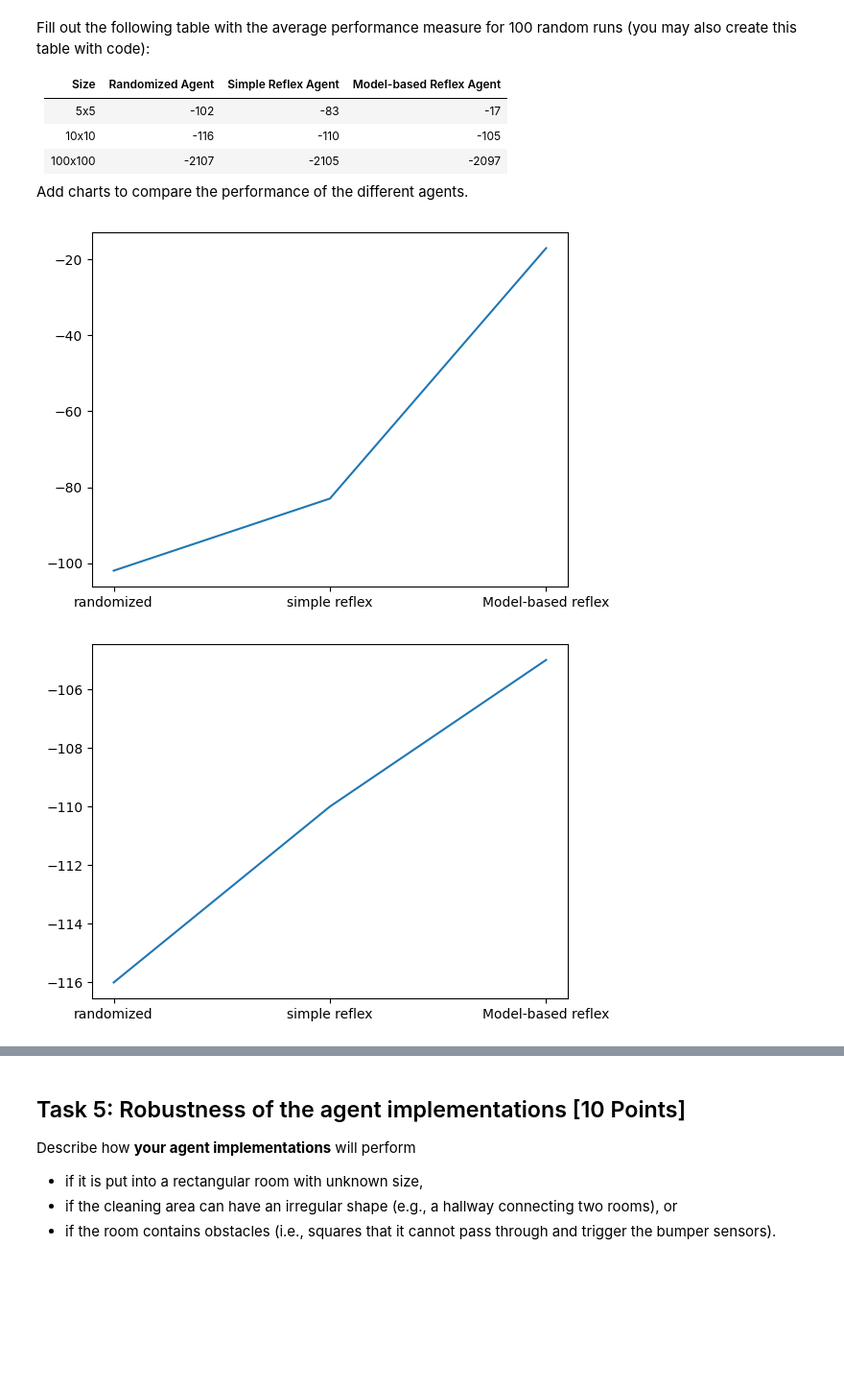
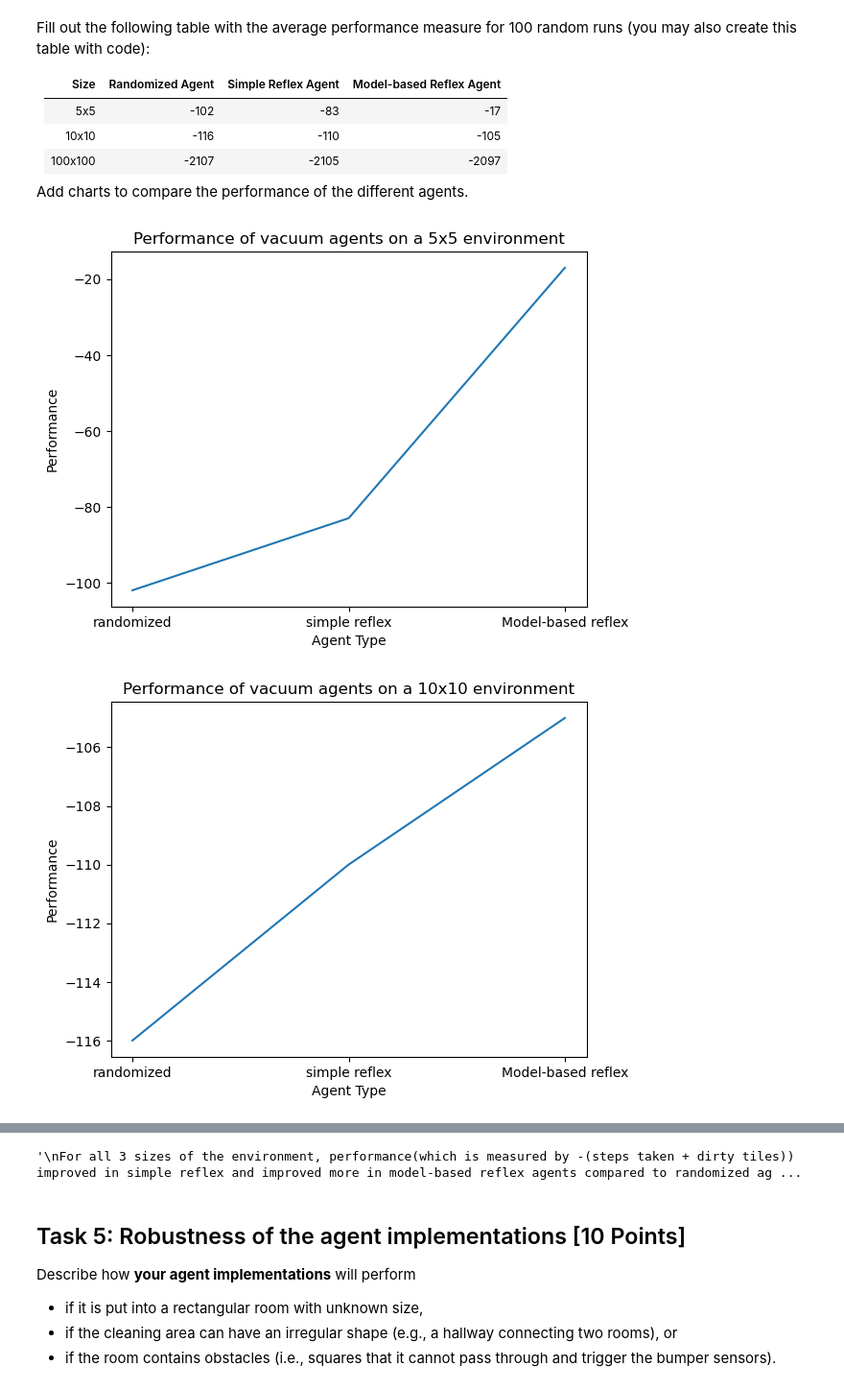
Before and after one commit to JCrossover-14/CSE352, a Jupyter notebook: HW1/robot_vacuum.ipynb, the cells around one changed output, grey strips where cells are left out. Shown at 96% size. Cells and saved outputs as stored; diff of their text form; code cells hidden in the pictures; blank space fills up the shorter version.

Commit message:
Added table info and path cost small and medium graph

```diff
--- a/HW1/robot_vacuum.ipynb
+++ b/HW1/robot_vacuum.ipynb
@@ -487,23 +487,32 @@ Add charts to compare the performance of the different agents.
 # %%
 # Your graphs and discussion of the results goes here
 import matplotlib.pyplot as plt
 xpoints = np.array(['randomized', 'simple reflex', 'Model-based reflex'])
 ypoints = np.array([-102,-83,-17])
 plt.plot(xpoints, ypoints)
+plt.title("Performance of vacuum agents on a 5x5 environment")
+plt.xlabel("Agent Type")
+plt.ylabel("Performance")
 plt.show()
 xpoints = np.array(['randomized', 'simple reflex', 'Model-based reflex'])
 ypoints = np.array([-116,-110,-105])
 plt.plot(xpoints, ypoints)
+plt.title("Performance of vacuum agents on a 10x10 environment")
+plt.xlabel("Agent Type")
+plt.ylabel("Performance")
 plt.show()
 xpoints = np.array(['randomized', 'simple reflex', 'Model-based reflex'])
 ypoints = np.array([-2107,-2105,-2097])
 plt.plot(xpoints, ypoints)
-plt.show
+plt.title("Performance of vacuum agents on a 100x100 environment")
+plt.xlabel("Agent Type")
+plt.ylabel("Performance")
+plt.show()
 
 """
 For all 3 sizes of the environment, performance(which is measured by -(steps taken + dirty tiles)) improved in simple reflex and improved more in model-based reflex agents compared to randomized agents
 When the size of the environment was low, the agents were able to completely clean the environment with both the simple refelx and the model-based reflex.
 """
 # %% [output]
-[figure, old version]
+[figure, new version]
-[figure, old version]
+[figure, new version]
@@ -511,3 +520,4 @@ When the size of the environment was low, the agents were able to completely cle
+'\nFor all 3 sizes of the environment, performance(which is measured by -(steps taken + dirty tiles)) improved in simple reflex and improved more in model-based reflex agents compared to randomized ag ...
 # %% [markdown]
 ## Task 5: Robustness of the agent implementations [10 Points]
 
```
Also changed, not shown: parts of 2 cells of this notebook, 1 other file.
